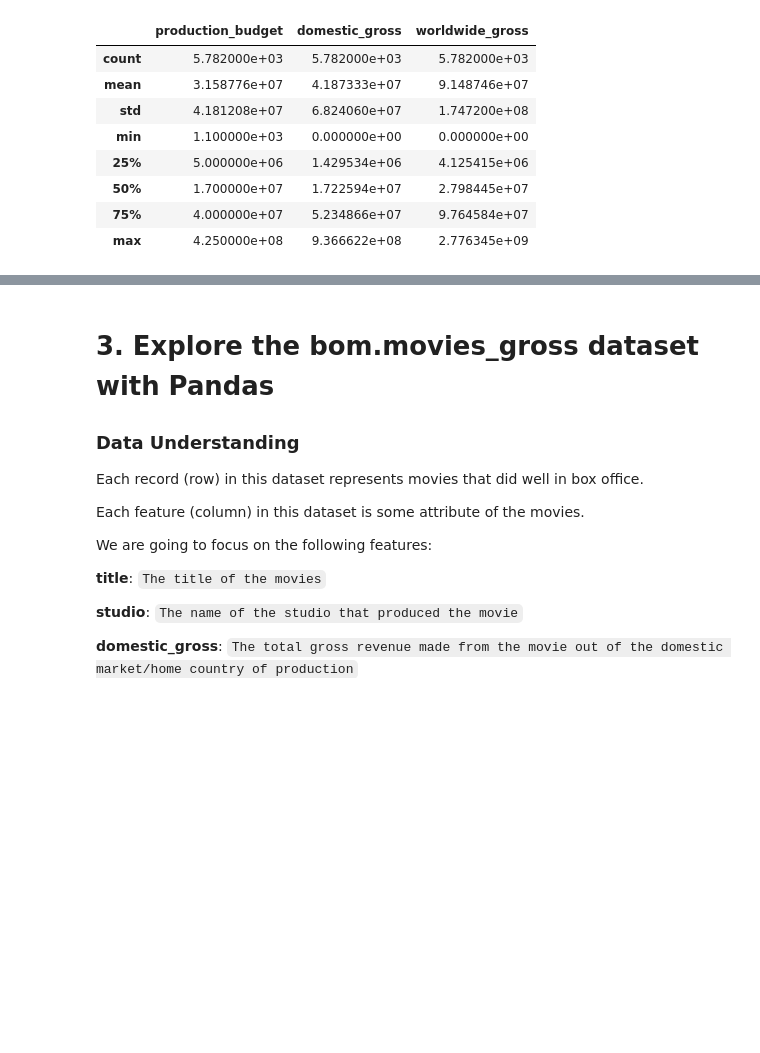
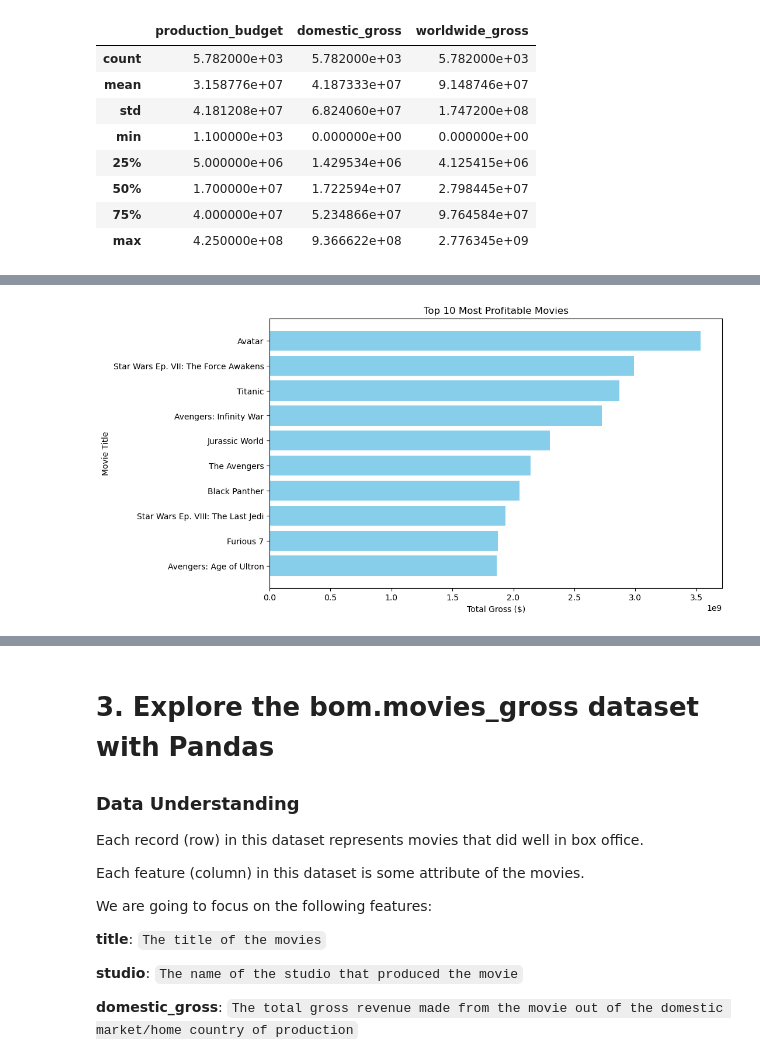
Before and after one commit to KoilaBetty/Box-Office-Movies-Analysis, a Jupyter notebook: Index.ipynb, the cells around one changed output, grey strips where cells are left out. Cells and saved outputs as stored; diff of their text form; code cells hidden in the pictures; blank space fills up the shorter version.

Commit message:
profitability

```diff
--- a/Index.ipynb
+++ b/Index.ipynb
@@ -279,0 +321,9 @@ df.describe()
+# %%
+#Calculate net profit for each movie
+df['total_gross'] = df['domestic_gross'] + df['worldwide_gross']
+
+# Sort DataFrame by net profit in descending order to identify the most profitable movies
+most_profitable_movies = df.sort_values(by='total_gross', ascending=False)
+
+# Display the top 10 most profitable movies
+print(most_profitable_movies[['movie', 'production_budget', 'release_date', 'total_gross']].head(10))
@@ -279,0 +348,11 @@ df.describe()
+# %%
+# Display the top 10 most profitable movies in a bar chart
+plt.figure(figsize=(10, 6))
+plt.barh(most_profitable_movies['movie'].head(10), most_profitable_movies['total_gross'].head(10), color='skyblue')
+plt.xlabel('Total Gross ($)')
+plt.ylabel('Movie Title')
+plt.title('Top 10 Most Profitable Movies')
+plt.gca().invert_yaxis()  # Invert y-axis to have the highest grossing movie at the top
+plt.show()
+# %% [output]
+[figure, added]
```
Also changed, not shown: parts of 18 cells of this notebook.
